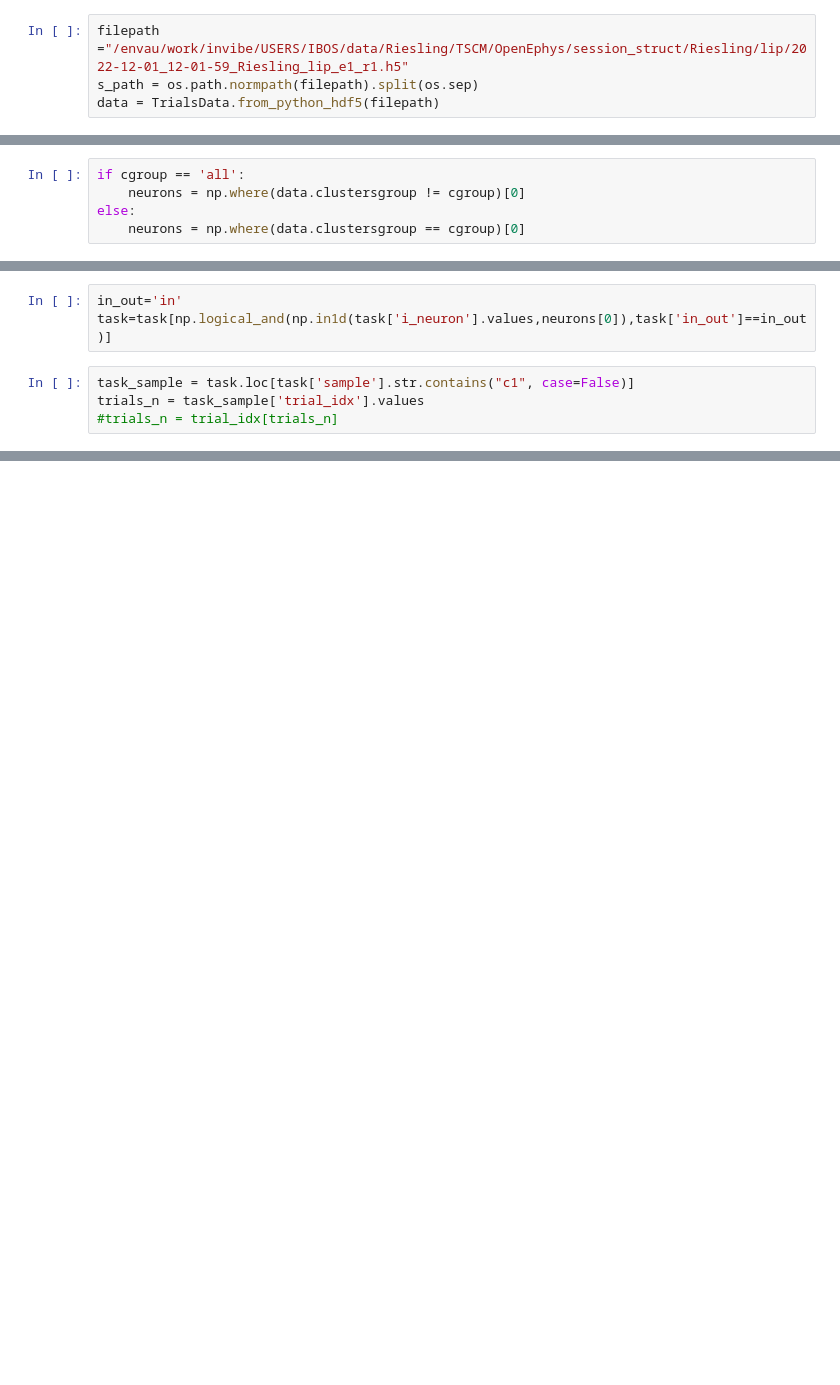
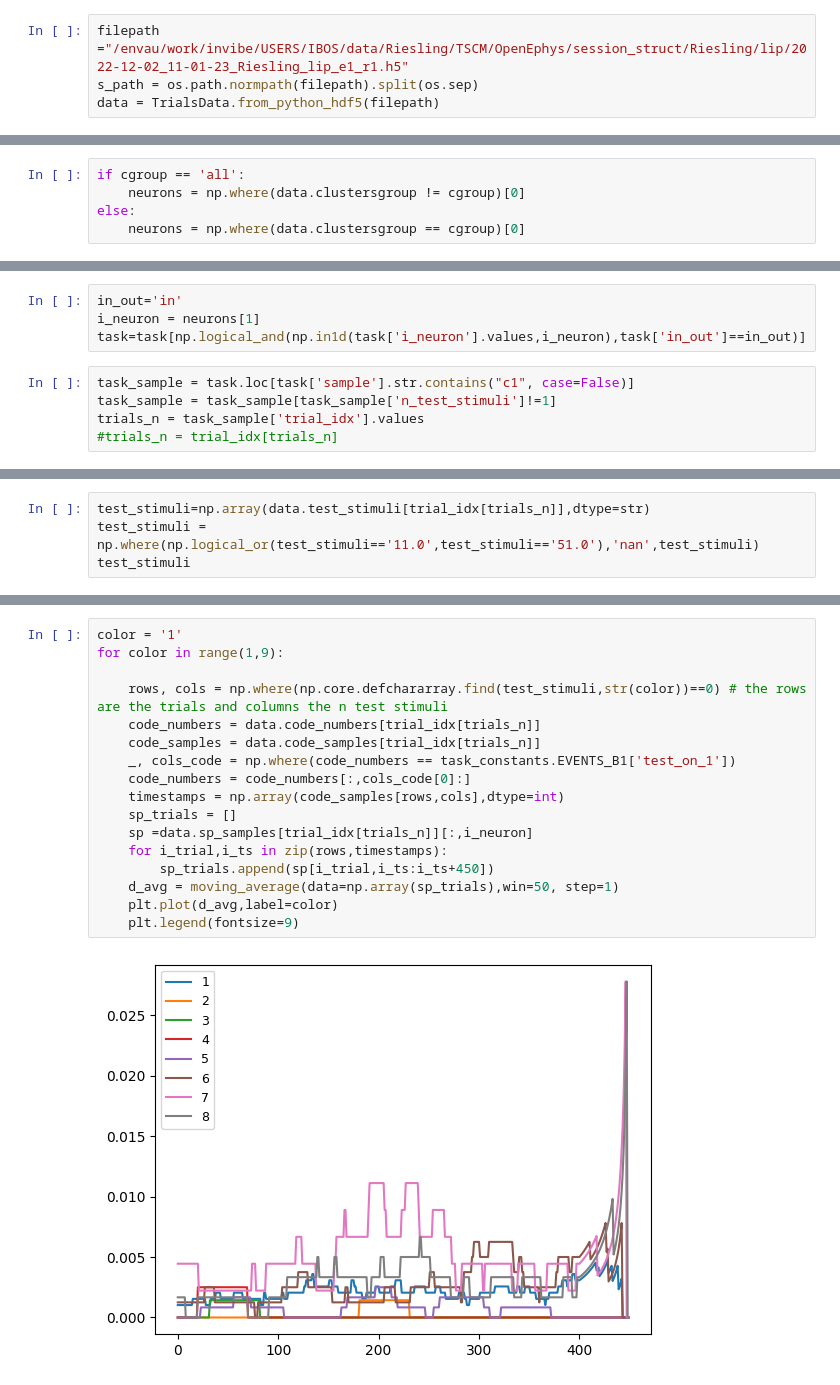
Before and after one commit to Ibos-lab/EphysVibe, a Jupyter notebook: examples/tuning_curves.ipynb, the cells around one changed output, grey strips where cells are left out. Drawn from its saved outputs; the diff is of its cells as text; blank space fills up the shorter version.

```diff
--- a/examples/tuning_curves.ipynb
+++ b/examples/tuning_curves.ipynb
@@ -14,5 +25,5 @@ import os
 # %%
-filepath ="/envau/work/invibe/USERS/IBOS/data/Riesling/TSCM/OpenEphys/session_struct/Riesling/lip/2022-12-01_12-01-59_Riesling_lip_e1_r1.h5"
+filepath ="/envau/work/invibe/USERS/IBOS/data/Riesling/TSCM/OpenEphys/session_struct/Riesling/lip/2022-12-02_11-01-23_Riesling_lip_e1_r1.h5"
 s_path = os.path.normpath(filepath).split(os.sep)
 data = TrialsData.from_python_hdf5(filepath)
 # %%
@@ -47,7 +80,9 @@ else:
 # %%
 in_out='in'
-task=task[np.logical_and(np.in1d(task['i_neuron'].values,neurons[0]),task['in_out']==in_out)]
+i_neuron = neurons[1]
+task=task[np.logical_and(np.in1d(task['i_neuron'].values,i_neuron),task['in_out']==in_out)]
 # %%
 task_sample = task.loc[task['sample'].str.contains("c1", case=False)]
+task_sample = task_sample[task_sample['n_test_stimuli']!=1]
 trials_n = task_sample['trial_idx'].values
 #trials_n = trial_idx[trials_n]
@@ -120,0 +105,4 @@ array([  2,   5,  14,  22,  24,  30,  44,  49,  63,  66,  81,  83,  85,
+# %%
+test_stimuli=np.array(data.test_stimuli[trial_idx[trials_n]],dtype=str)
+test_stimuli = np.where(np.logical_or(test_stimuli=='11.0',test_stimuli=='51.0'),'nan',test_stimuli)
+test_stimuli
@@ -120,0 +127,19 @@ array([  2,   5,  14,  22,  24,  30,  44,  49,  63,  66,  81,  83,  85,
+# %%
+color = '1'
+for color in range(1,9):
+
+    rows, cols = np.where(np.core.defchararray.find(test_stimuli,str(color))==0) # the rows are the trials and columns the n test stimuli
+    code_numbers = data.code_numbers[trial_idx[trials_n]]
+    code_samples = data.code_samples[trial_idx[trials_n]]
+    _, cols_code = np.where(code_numbers == task_constants.EVENTS_B1['test_on_1'])
+    code_numbers = code_numbers[:,cols_code[0]:]
+    timestamps = np.array(code_samples[rows,cols],dtype=int)
+    sp_trials = []
+    sp =data.sp_samples[trial_idx[trials_n]][:,i_neuron]
+    for i_trial,i_ts in zip(rows,timestamps):
+        sp_trials.append(sp[i_trial,i_ts:i_ts+450])
+    d_avg = moving_average(data=np.array(sp_trials),win=50, step=1)
+    plt.plot(d_avg,label=color)
+    plt.legend(fontsize=9)
+# %% [output]
+[figure, added]
```
Also changed, not shown: parts of 15 cells of this notebook, 4 other files.
